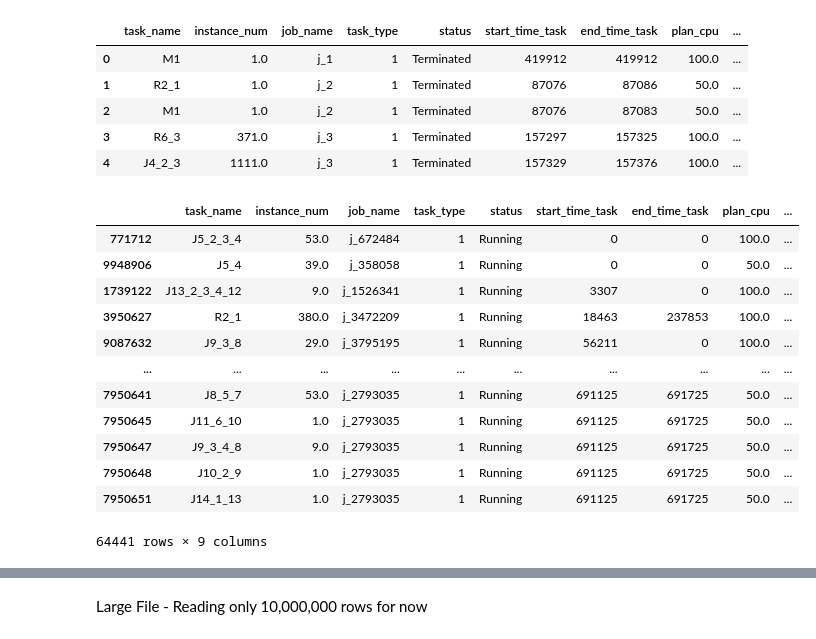
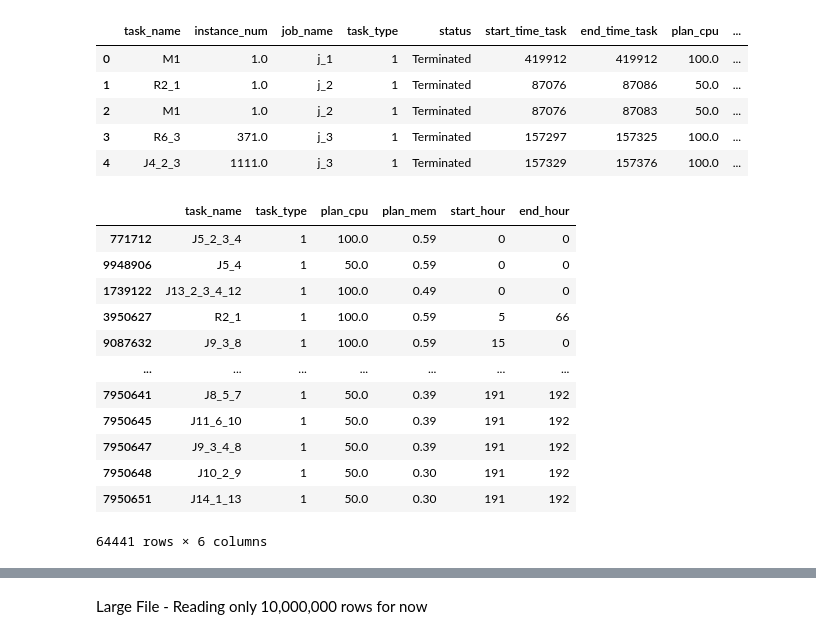
Before and after one commit to akshat-karwa/Cloud-Trace-Analysis, a Jupyter notebook: alibaba_analysis.ipynb, the cells around one changed output, grey strips where cells are left out. Saved outputs shown, nothing was run; the diff lists cells and outputs as text; code cells hidden in the pictures.

```diff
--- a/alibaba_analysis.ipynb
+++ b/alibaba_analysis.ipynb
@@ -183,19 +144,23 @@ batch_task.head()
 # %%
 running_tasks = batch_task[batch_task['status'] == 'Running']
 running_tasks = running_tasks.sort_values(by=['start_time_task', 'end_time_task'])
 running_tasks = running_tasks.dropna(subset=['plan_cpu', 'plan_mem'])
+# Splitting data into hours
+running_tasks['start_hour'] = running_tasks['start_time_task'] // 3600
+running_tasks['end_hour'] = running_tasks['end_time_task'] // 3600
+running_tasks = running_tasks[['task_name', 'task_type', 'plan_cpu', 'plan_mem','start_hour', 'end_hour']]
 running_tasks
 # %% [output]
-|  | task_name | instance_num | job_name | task_type | status | start_time_task | end_time_task | plan_cpu | ... |
-| 771712 | J5_2_3_4 | 53.0 | j_672484 | 1 | Running | 0 | 0 | 100.0 | ... |
-| 9948906 | J5_4 | 39.0 | j_358058 | 1 | Running | 0 | 0 | 50.0 | ... |
-| 1739122 | J13_2_3_4_12 | 9.0 | j_1526341 | 1 | Running | 3307 | 0 | 100.0 | ... |
-| 3950627 | R2_1 | 380.0 | j_3472209 | 1 | Running | 18463 | 237853 | 100.0 | ... |
-| 9087632 | J9_3_8 | 29.0 | j_3795195 | 1 | Running | 56211 | 0 | 100.0 | ... |
-| ... | ... | ... | ... | ... | ... | ... | ... | ... | ... |
-| 7950641 | J8_5_7 | 53.0 | j_2793035 | 1 | Running | 691125 | 691725 | 50.0 | ... |
-| 7950645 | J11_6_10 | 1.0 | j_2793035 | 1 | Running | 691125 | 691725 | 50.0 | ... |
-| 7950647 | J9_3_4_8 | 9.0 | j_2793035 | 1 | Running | 691125 | 691725 | 50.0 | ... |
-| 7950648 | J10_2_9 | 1.0 | j_2793035 | 1 | Running | 691125 | 691725 | 50.0 | ... |
-| 7950651 | J14_1_13 | 1.0 | j_2793035 | 1 | Running | 691125 | 691725 | 50.0 | ... |
+|  | task_name | task_type | plan_cpu | plan_mem | start_hour | end_hour |
+| 771712 | J5_2_3_4 | 1 | 100.0 | 0.59 | 0 | 0 |
+| 9948906 | J5_4 | 1 | 50.0 | 0.59 | 0 | 0 |
+| 1739122 | J13_2_3_4_12 | 1 | 100.0 | 0.49 | 0 | 0 |
+| 3950627 | R2_1 | 1 | 100.0 | 0.59 | 5 | 66 |
+| 9087632 | J9_3_8 | 1 | 100.0 | 0.59 | 15 | 0 |
+| ... | ... | ... | ... | ... | ... | ... |
+| 7950641 | J8_5_7 | 1 | 50.0 | 0.39 | 191 | 192 |
+| 7950645 | J11_6_10 | 1 | 50.0 | 0.39 | 191 | 192 |
+| 7950647 | J9_3_4_8 | 1 | 50.0 | 0.39 | 191 | 192 |
+| 7950648 | J10_2_9 | 1 | 50.0 | 0.30 | 191 | 192 |
+| 7950651 | J14_1_13 | 1 | 50.0 | 0.30 | 191 | 192 |
-64441 rows × 9 columns
+64441 rows × 6 columns
```
Also changed, not shown: parts of 18 cells of this notebook, 12 other files.
